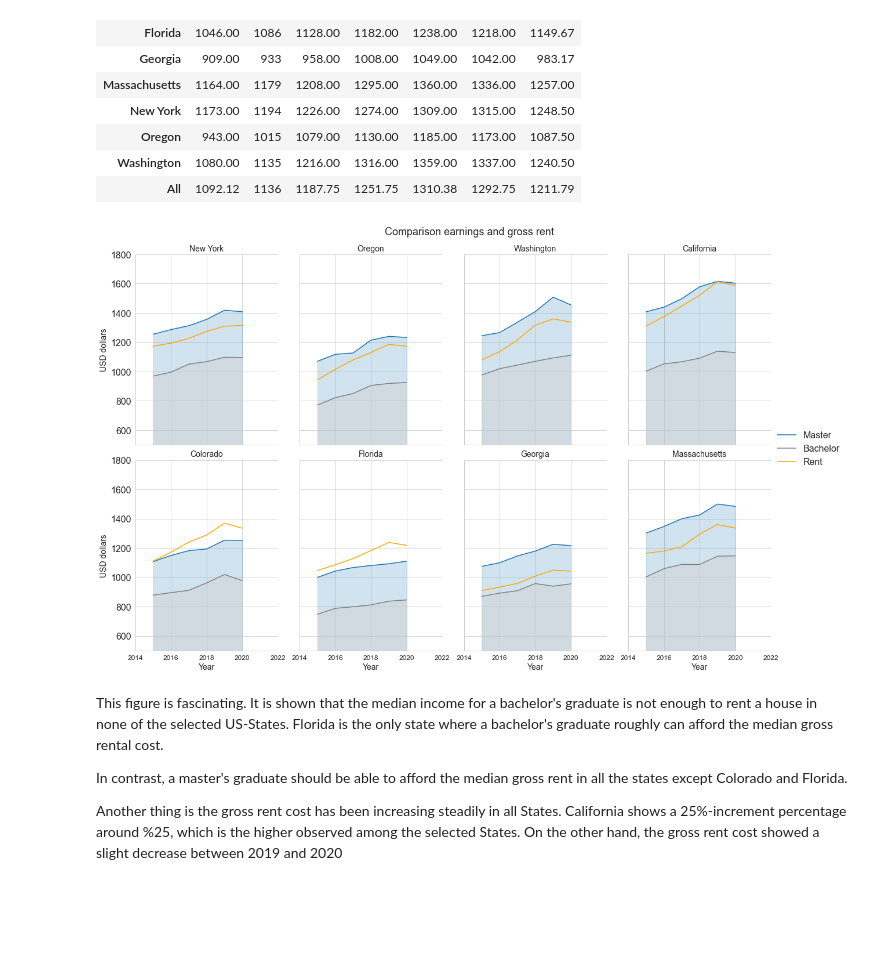
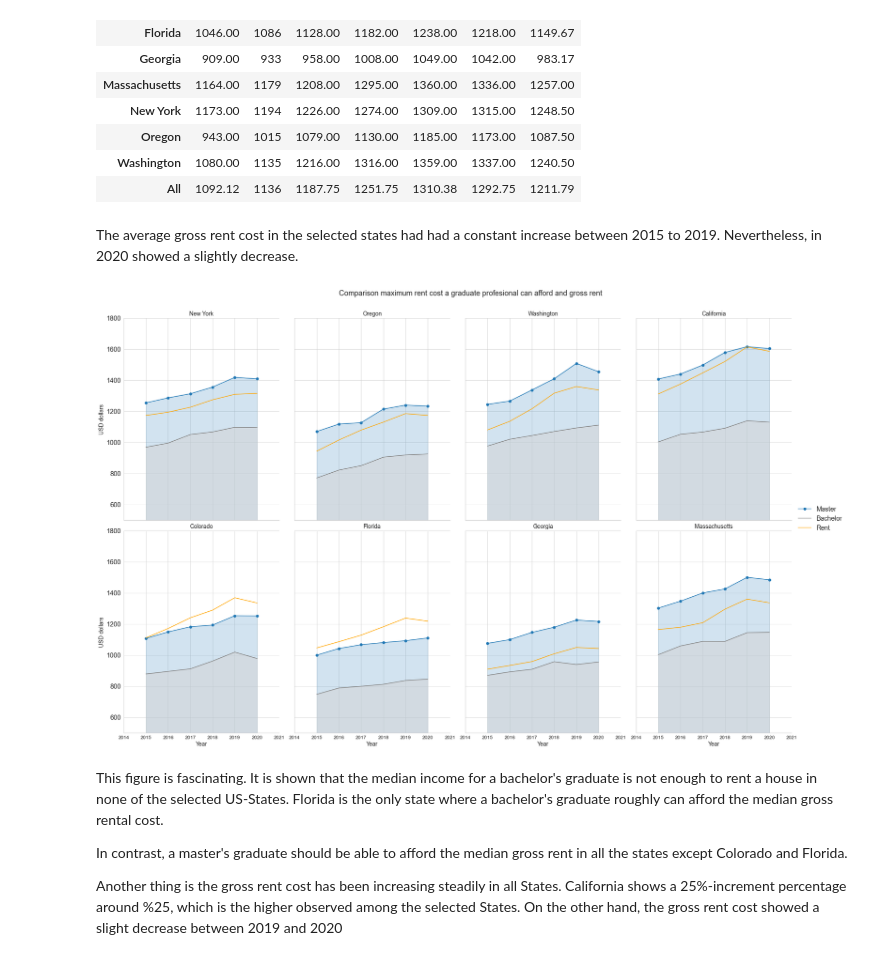
Before and after one commit to aliglara/capstone-c1-DA, a Jupyter notebook: codes/EDA_homeless_pop.ipynb, the cells around one changed output. Drawn from its saved outputs; the diff is of its cells as text; code cells hidden in the pictures; blank space fills up the shorter version.

```diff
--- a/codes/EDA_homeless_pop.ipynb
+++ b/codes/EDA_homeless_pop.ipynb
@@ -278,7 +300,8 @@ Let's find out which states were on the top 10 list per year
 # %%
 top_states_index = []
 for year in years:
-    top_states_index.extend(raw_data_df[raw_data_df["Year"] == year].sort_values(by="Homeless pop", ascending=False).head(10).index.to_list())
+    (top_states_index.extend(raw_data_df[raw_data_df["Year"] == year].sort_values(by="Homeless pop",
+                                                                                  ascending=False).head(10).index.to_list()))
 # %%
 # Let's put this into a dataframe
 top_states_df = raw_data_df.loc[top_states_index, "State name"]
@@ -728,5 +820,15 @@ earning_df.rename({
 # %%
 def max_rent(value, tax_perc=37, ratio=3):
+    """
+    Calculation of the maximum rent cost based on the income
+    Args:
+        value (_type_): salary yearly
+        tax_perc (int, optional): _description_. Defaults to 37.
+        ratio (int, optional): _description_. Defaults to 3.
+
+    Returns:
+        _type_: maximum rent cost
+    """
     return np.round(value * (100 - tax_perc) / 12 / ratio / 100, 2)
 # %%
 # Some calculations
@@ -793,28 +895,30 @@ pd.pivot_table(data=earning_df,
 | Oregon | 943.00 | 1015 | 1079.00 | 1130.00 | 1185.00 | 1173.00 | 1087.50 |
 | Washington | 1080.00 | 1135 | 1216.00 | 1316.00 | 1359.00 | 1337.00 | 1240.50 |
 | All | 1092.12 | 1136 | 1187.75 | 1251.75 | 1310.38 | 1292.75 | 1211.79 |
+# %% [markdown]
+The average gross rent cost in the selected states had had a constant increase between 2015 to 2019. Nevertheless, in 2020 showed a slightly decrease.
 # %%
 g = sns.FacetGrid(earning_df,
                   col='State name',
-                  col_wrap=4, height=5.5, aspect=0.75, ylim=(500, 1800))
-g = g.map(plt.plot, 'Year', 'Max rent Master', label="Master")
+                  col_wrap=4, height=8, aspect=.75, ylim=(500, 1800))
+g = g.map(plt.plot, 'Year', 'Max rent Master', label="Master", marker='o')
 g = g.map(plt.plot, 'Year', 'Max rent Bachelor', color='gray', label="Bachelor")
 g = g.map(plt.plot, 'Year', 'Gross rent', color='orange', label="Rent")
 g = g.map(plt.fill_between, 'Year', 'Max rent Master', alpha=0.2)
 g = g.map(plt.fill_between, 'Year', 'Max rent Bachelor', color='lightgray', alpha=0.5)
 g = g.set_ylabels("USD dollars", fontsize=14)
 g = g.set_xlabels("Year", fontsize=14)
 g = g.set_titles("{col_name}", size=14)
 g = g.set_xticklabels(fontsize=12)
 
 g.tight_layout()
 g.add_legend()
 plt.subplots_adjust(top=0.92)
-g = g.fig.suptitle('Comparison earnings and gross rent', fontsize=18)
+g = g.fig.suptitle('Comparison maximum rent cost a graduate profesional can afford and gross rent', fontsize=18)
 # Show the graph
 plt.show()
 # %% [output]
-[figure, old version]
+[figure, new version]
 # %% [markdown]
 This figure is fascinating. It is shown that the median income for a bachelor's graduate is not enough to rent a house in none of the selected US-States. Florida is the only state where a bachelor's graduate roughly can afford the median gross rental cost.
 
```
Also changed, not shown: parts of 96 cells of this notebook.
